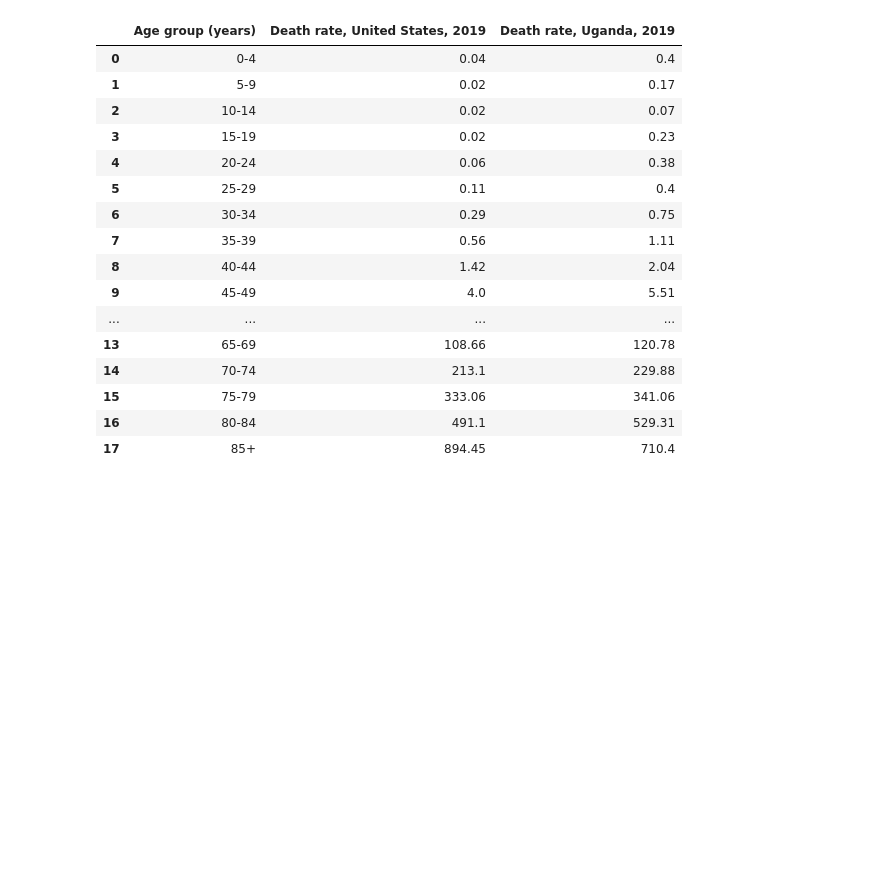
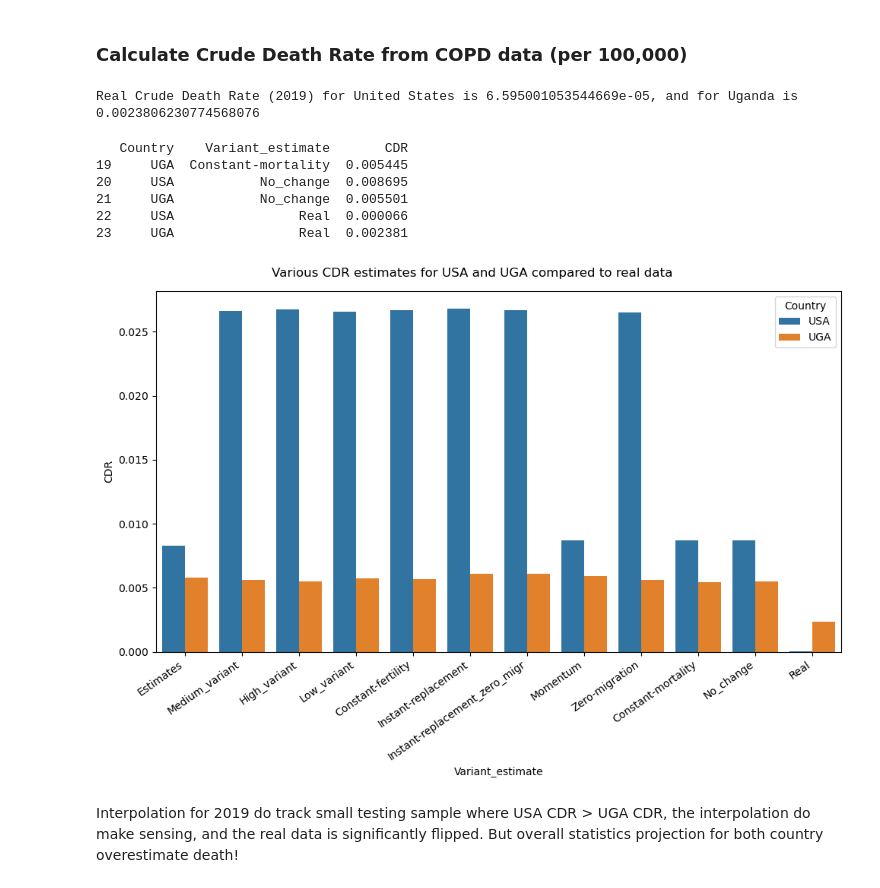
Before and after one commit to chrischank/owid-jds, a Jupyter notebook: notebooks/EDA.ipynb, the cells around one changed output. Drawn from its saved outputs; the diff is of its cells as text; code cells hidden in the pictures; blank space fills up the shorter version.

```diff
--- a/notebooks/EDA.ipynb
+++ b/notebooks/EDA.ipynb
@@ -144,23 +192,52 @@ For year 2019, USA Instant-replacement Crude Death Rate is 0.026829396077361727
 19     UGA             Constant-mortality  0.005445
 20     USA                      No_change  0.008695
 21     UGA                      No_change  0.005501
-# %%
-AS_COPD
-# %% [output]
-|  | Age group (years) | Death rate, United States, 2019 | Death rate, Uganda, 2019 |
-| 0 | 0-4 | 0.04 | 0.4 |
-| 1 | 5-9 | 0.02 | 0.17 |
-| 2 | 10-14 | 0.02 | 0.07 |
-| 3 | 15-19 | 0.02 | 0.23 |
-| 4 | 20-24 | 0.06 | 0.38 |
-| 5 | 25-29 | 0.11 | 0.4 |
-| 6 | 30-34 | 0.29 | 0.75 |
-| 7 | 35-39 | 0.56 | 1.11 |
-| 8 | 40-44 | 1.42 | 2.04 |
-| 9 | 45-49 | 4.0 | 5.51 |
-| ... | ... | ... | ... |
-| 13 | 65-69 | 108.66 | 120.78 |
-| 14 | 70-74 | 213.1 | 229.88 |
-| 15 | 75-79 | 333.06 | 341.06 |
-| 16 | 80-84 | 491.1 | 529.31 |
-| 17 | 85+ | 894.45 | 710.4 |
+# %% [markdown]
+### Calculate Crude Death Rate from COPD data (per 100,000)
+# %%
+ASpec_COPD["Death rate, United States, 2019 (per 1,000)"] = ASpec_COPD["Death rate, United States, 2019"] / 100
+ASpec_COPD["Death rate, Uganda, 2019 (per 1,000)"] = ASpec_COPD["Death rate, Uganda, 2019"] / 100
+
+# Population data not interpreted but sourced from census
+#https://www.census.gov/newsroom/press-releases/2019/popest-nation.html USA
+#https://www.ubos.org/wp-content/uploads/statistics/Census_Population_counts_(2002_and_2014)_by_Region,_District_and_Mid-Year_Population_projections_(2015-2021).xlsx Uganda
+CDRreal_USA = np.sum(ASpec_COPD["Death rate, United States, 2019 (per 1,000)"])/328239.523
+CDRreal_UGA = np.sum(ASpec_COPD["Death rate, Uganda, 2019 (per 1,000)"])/ 8647.400
+
+print(f"Real Crude Death Rate (2019) for United States is {CDRreal_USA}, and for Uganda is {CDRreal_UGA}")
+# %% [output]
+Real Crude Death Rate (2019) for United States is 6.595001053544669e-05, and for Uganda is 0.0023806230774568076
+# %%
+# Plotting interpolated against real CDR
+realUSA_df = pd.DataFrame({"Country": ["USA"], "Variant_estimate": ["Real"], "CDR": [CDRreal_USA]})
+realUGA_df = pd.DataFrame({"Country": ["UGA"], "Variant_estimate": ["Real"], "CDR": [CDRreal_UGA]})
+
+interpDF_2019 = pd.concat([interpDF_2019, realUSA_df, realUGA_df]).reset_index(drop = True)
+print(interpDF_2019.tail())
+
+interpDF_2019.to_csv(f'{data_output}/vCDR_2019.csv', sep = ',')
+# %% [output]
+   Country    Variant_estimate       CDR
+19     UGA  Constant-mortality  0.005445
+20     USA           No_change  0.008695
+21     UGA           No_change  0.005501
+22     USA                Real  0.000066
+23     UGA                Real  0.002381
+# %%
+# Plotting
+fig, ax = plt.subplots(figsize = (10, 7))
+
+sns.barplot(data = interpDF_2019,
+            x = "Variant_estimate", y = "CDR",
+            hue = "Country")
+
+plt.suptitle("Various CDR estimates for USA and UGA compared to real data")
+plt.xticks(rotation = 35, ha = "right")
+
+fig.tight_layout()
+plt.savefig("../docs/CDR_barplot.png")
+plt.show()
+# %% [output]
+[figure, added]
+# %% [markdown]
+Interpolation for 2019 do track small testing sample where USA CDR > UGA CDR, the interpolation do make sensing, and the real data is significantly flipped. But overall statistics projection for both country overestimate death!
```
Also changed, not shown: parts of 13 cells of this notebook, 1 other file.
